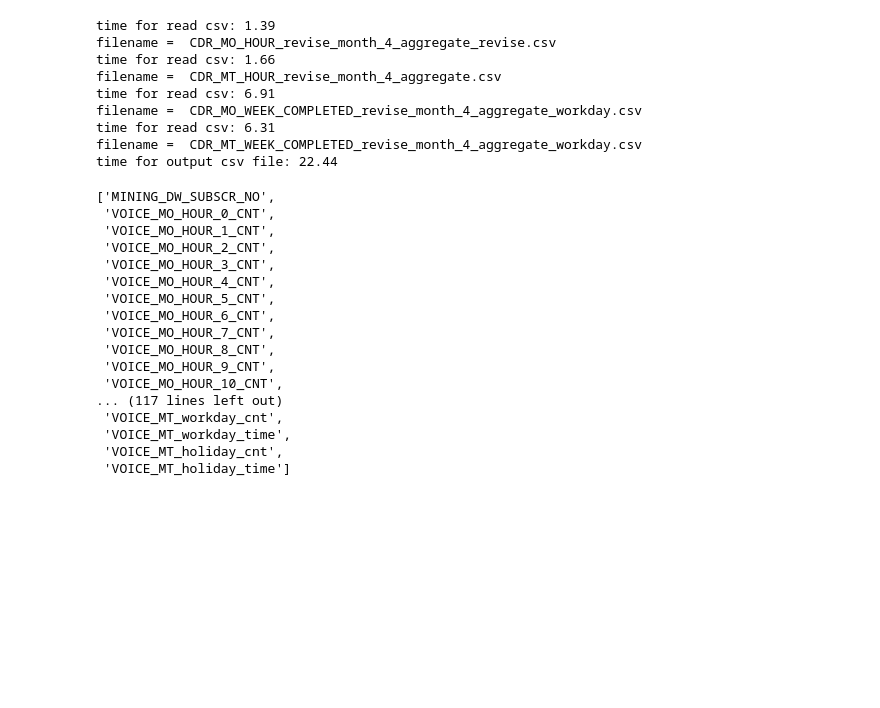
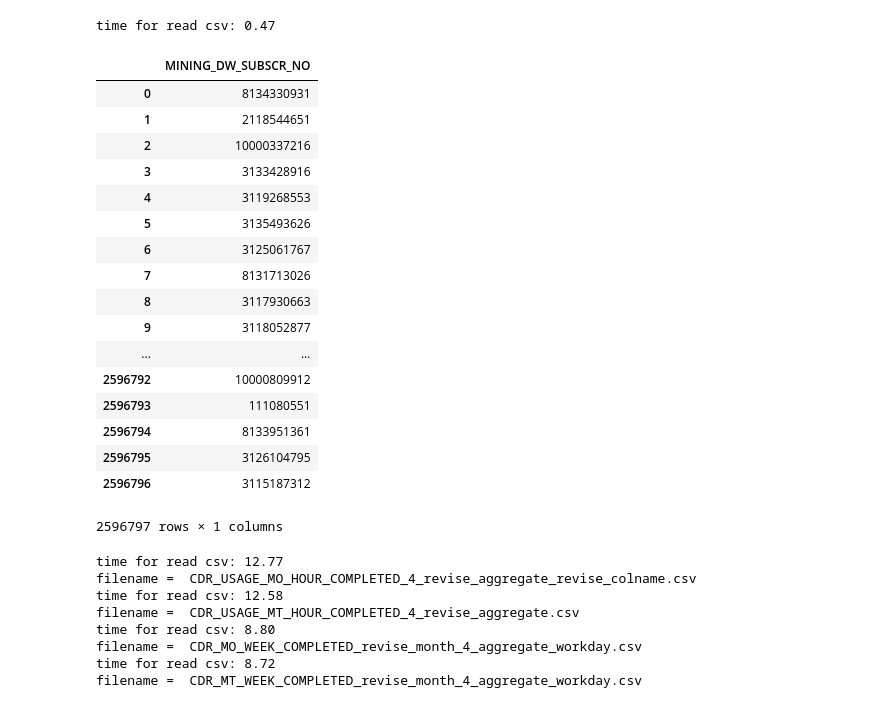
Before and after one commit to xiaosean/preprocess_py, a Jupyter notebook: insection_concat_csv.ipynb, the cells around one changed output. Cells and saved outputs as stored; diff of their text form; code cells hidden in the pictures; blank space fills up the shorter version.

```diff
--- a/insection_concat_csv.ipynb
+++ b/insection_concat_csv.ipynb
@@ -41,41 +42,43 @@ concat_filelist = ["CDR_MO_HOUR_revise_month_" + str(index) +"_aggregate_revise.
                    "CDR_MO_WEEK_COMPLETED_revise_month_" + str(index) +"_aggregate_workday.csv",
                    "CDR_MT_WEEK_COMPLETED_revise_month_" + str(index) +"_aggregate_workday.csv"]
+# %%
+result = read_csv_subcr_id(id_list_filename)
+# %% [output]
+time for read csv: 0.47
+# %%
+result
+# %% [output]
+|  | MINING_DW_SUBSCR_NO |
+| 0 | 8134330931 |
+| 1 | 2118544651 |
+| 2 | 10000337216 |
+| 3 | 3133428916 |
+| 4 | 3119268553 |
+| 5 | 3135493626 |
+| 6 | 3125061767 |
+| 7 | 8131713026 |
+| 8 | 3117930663 |
+| 9 | 3118052877 |
+| ... | ... |
+| 2596792 | 10000809912 |
+| 2596793 | 111080551 |
+| 2596794 | 8133951361 |
+| 2596795 | 3126104795 |
+| 2596796 | 3115187312 |
+2596797 rows × 1 columns
 # %%
 for idx, filename in enumerate(concat_filelist):
     df = read_csv(path + filename)
     print("filename = ", filename)
-    if(idx == 0):
-        result = df
-    else:
-        result = pd.merge(result, df, left_on='MINING_DW_SUBSCR_NO',right_on='MINING_DW_SUBSCR_NO')
-save_dataframe(result, out_path + out_filename)
+#         result = pd.merge(result, df, left_on='MINING_DW_SUBSCR_NO',right_on='MINING_DW_SUBSCR_NO')
+    result = pd.merge(result, df, on='MINING_DW_SUBSCR_NO', how='left')
+result = result.fillna(0)
 # %% [output]
-time for read csv: 1.39
-filename =  CDR_MO_HOUR_revise_month_4_aggregate_revise.csv
-time for read csv: 1.66
-filename =  CDR_MT_HOUR_revise_month_4_aggregate.csv
-time for read csv: 6.91
+time for read csv: 12.77
+filename =  CDR_USAGE_MO_HOUR_COMPLETED_4_revise_aggregate_revise_colname.csv
+time for read csv: 12.58
+filename =  CDR_USAGE_MT_HOUR_COMPLETED_4_revise_aggregate.csv
+time for read csv: 8.80
 filename =  CDR_MO_WEEK_COMPLETED_revise_month_4_aggregate_workday.csv
-time for read csv: 6.31
+time for read csv: 8.72
 filename =  CDR_MT_WEEK_COMPLETED_revise_month_4_aggregate_workday.csv
-time for output csv file: 22.44
-# %%
-list(result.columns)
-# %% [output]
-['MINING_DW_SUBSCR_NO',
- 'VOICE_MO_HOUR_0_CNT',
- 'VOICE_MO_HOUR_1_CNT',
- 'VOICE_MO_HOUR_2_CNT',
- 'VOICE_MO_HOUR_3_CNT',
- 'VOICE_MO_HOUR_4_CNT',
- 'VOICE_MO_HOUR_5_CNT',
- 'VOICE_MO_HOUR_6_CNT',
- 'VOICE_MO_HOUR_7_CNT',
- 'VOICE_MO_HOUR_8_CNT',
- 'VOICE_MO_HOUR_9_CNT',
- 'VOICE_MO_HOUR_10_CNT',
-... (117 lines left out)
- 'VOICE_MT_workday_cnt',
- 'VOICE_MT_workday_time',
- 'VOICE_MT_holiday_cnt',
- 'VOICE_MT_holiday_time']
```
Also changed, not shown: parts of 5 cells of this notebook, 13 other files.
